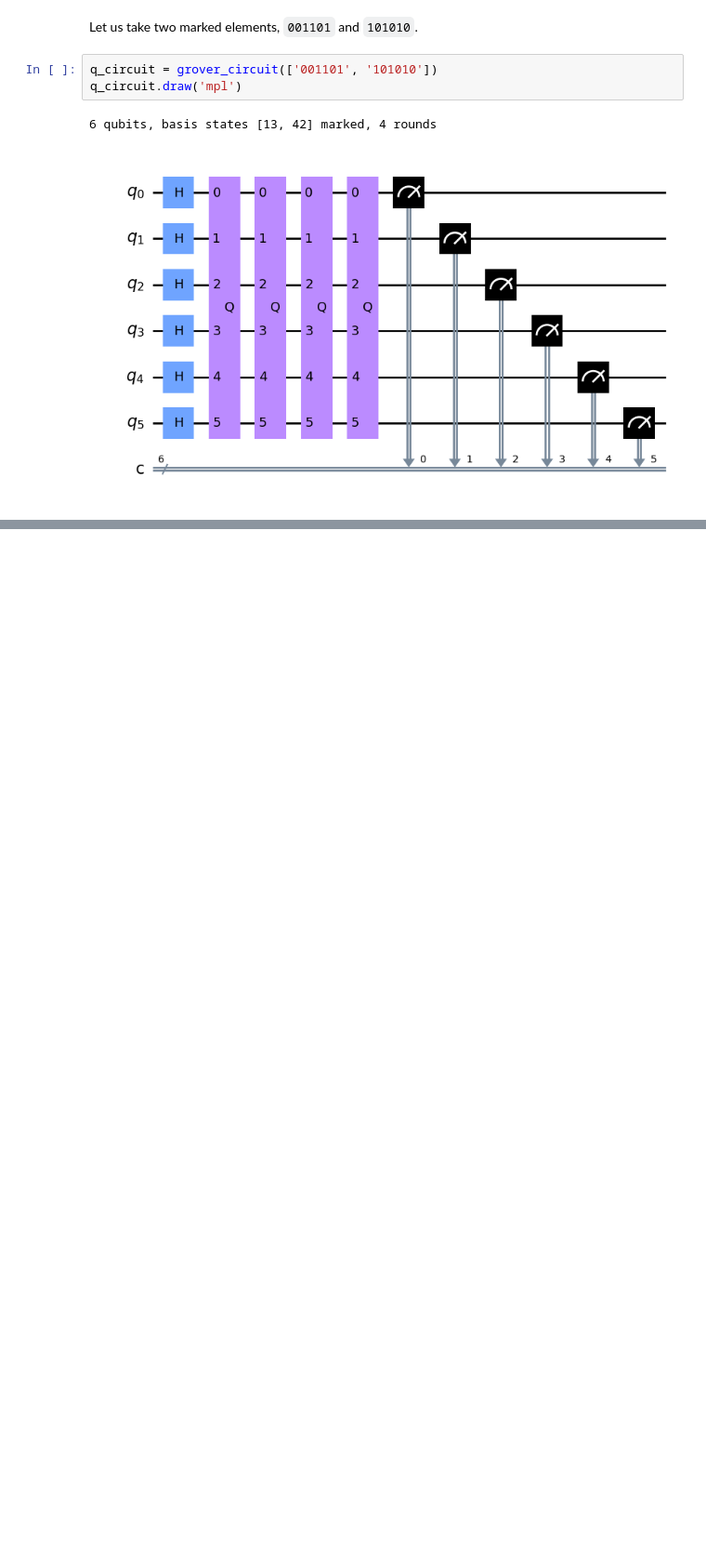
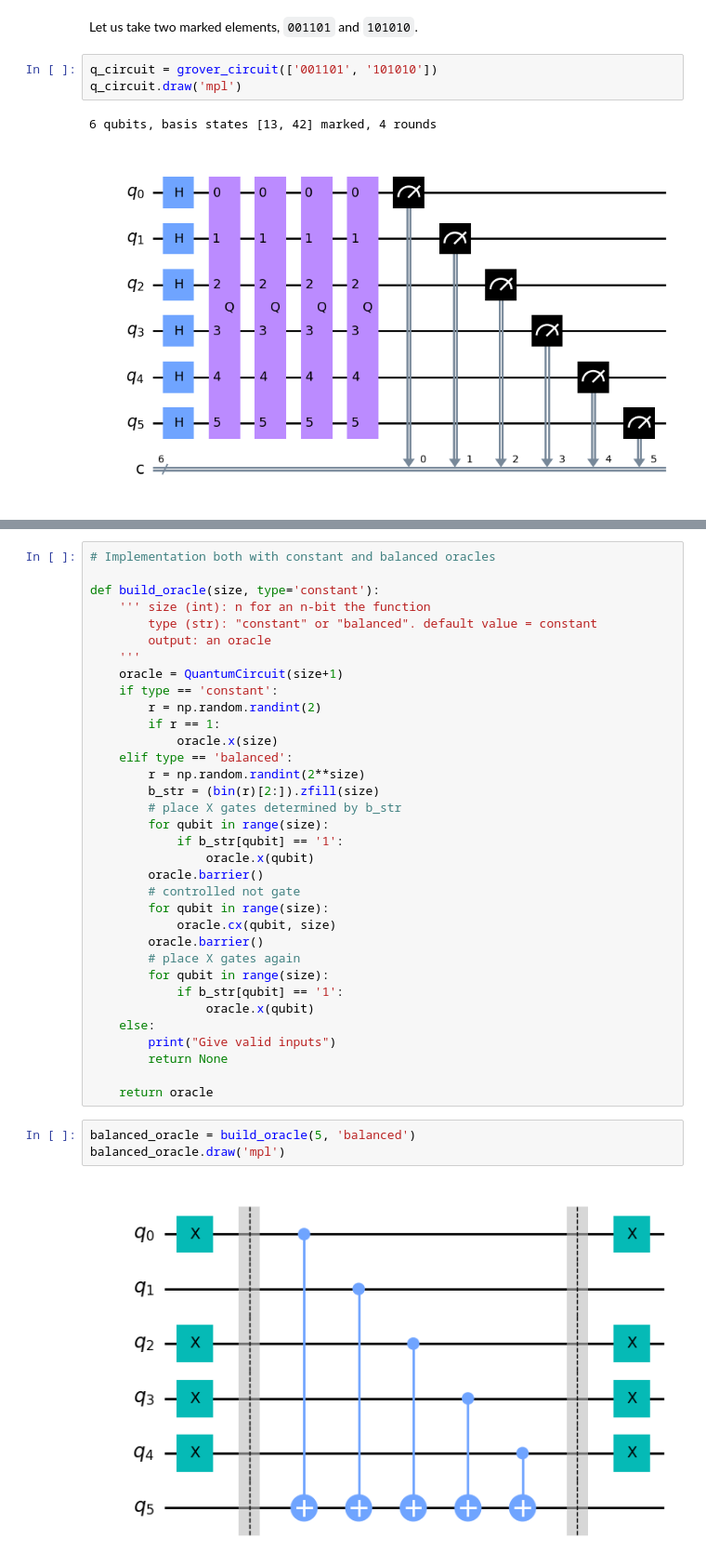
Before and after one commit to sjana01/QiskitNotebooks, a Jupyter notebook: QiskitProjects.ipynb, the cells around one changed output, grey strips where cells are left out. Shown: that part at 93% size. Cells and saved outputs as stored; diff of their text form; blank space fills up the shorter version.

```diff
--- a/QiskitProjects.ipynb
+++ b/QiskitProjects.ipynb
@@ -170,0 +177,39 @@ plot_histogram(counts)
+# %%
+# Implementation both with constant and balanced oracles
+
+def build_oracle(size, type='constant'):
+    ''' size (int): n for an n-bit the function
+        type (str): "constant" or "balanced". default value = constant
+        output: an oracle
+    '''
+    oracle = QuantumCircuit(size+1)
+    if type == 'constant':
+        r = np.random.randint(2)
+        if r == 1:
+            oracle.x(size)
+    elif type == 'balanced':
+        r = np.random.randint(2**size)
+        b_str = (bin(r)[2:]).zfill(size)
+        # place X gates determined by b_str
+        for qubit in range(size):
+            if b_str[qubit] == '1':
+                oracle.x(qubit)
+        oracle.barrier()
+        # controlled not gate
+        for qubit in range(size):
+            oracle.cx(qubit, size)
+        oracle.barrier()
+        # place X gates again
+        for qubit in range(size):
+            if b_str[qubit] == '1':
+                oracle.x(qubit)
+    else:
+        print("Give valid inputs")
+        return None
+
+    return oracle
+# %%
+balanced_oracle = build_oracle(5, 'balanced')
+balanced_oracle.draw('mpl')
+# %% [output]
+[figure, added]
```
Also changed, not shown: parts of 8 cells of this notebook.
